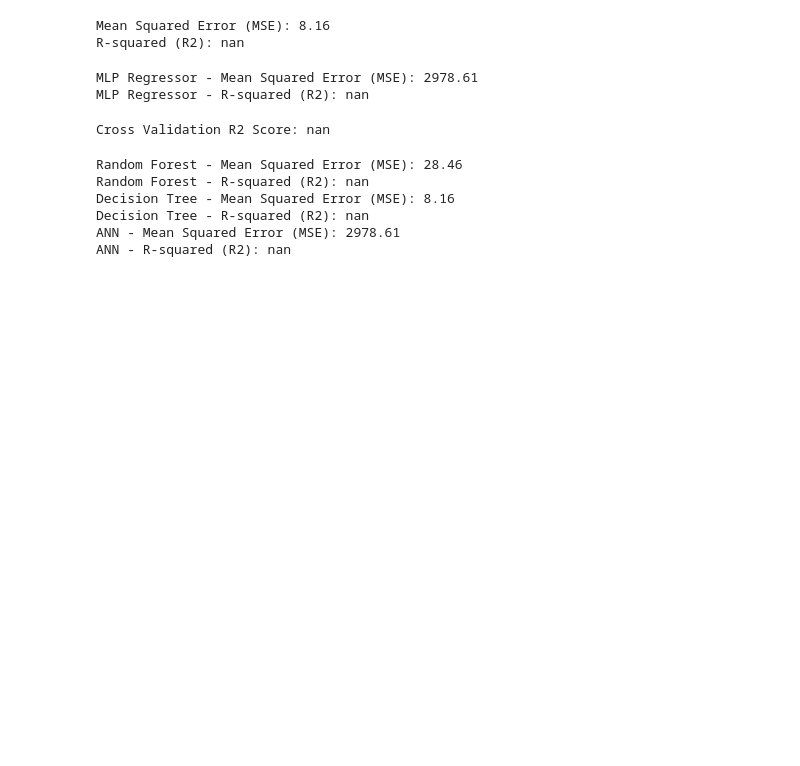
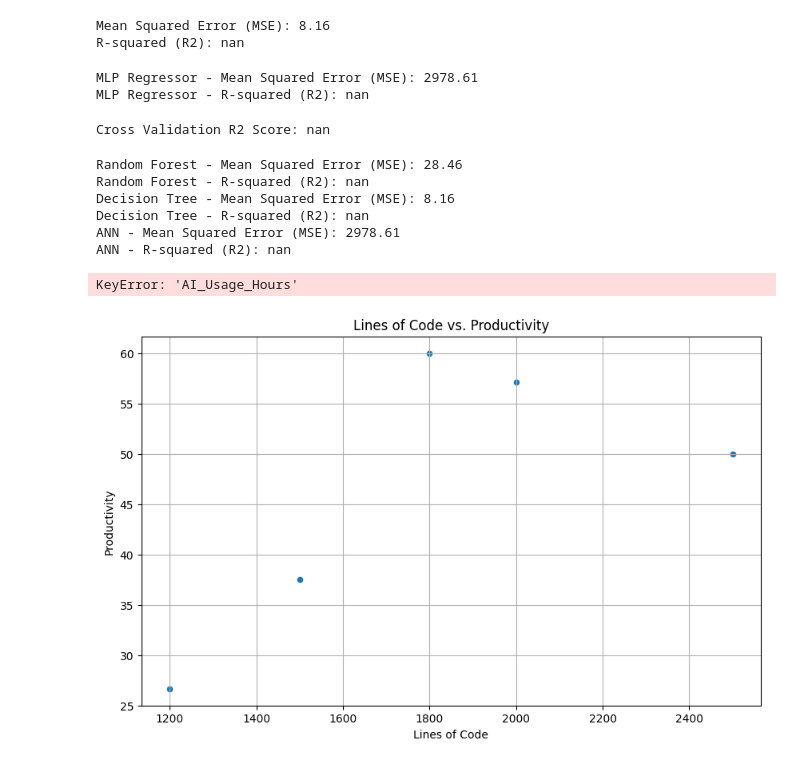
Before and after one commit to omshahu/ML_Practicals, a Jupyter notebook: Untitled4.ipynb, the cells around one changed output. Saved outputs shown, nothing was run; the diff lists cells and outputs as text; code cells hidden in the pictures; blank space fills up the shorter version.

```diff
--- a/Untitled4.ipynb
+++ b/Untitled4.ipynb
@@ -289,3 +289,23 @@ Decision Tree - Mean Squared Error (MSE): 8.16
 Decision Tree - R-squared (R2): nan
 ANN - Mean Squared Error (MSE): 2978.61
 ANN - R-squared (R2): nan
+# %%
+plt.scatter(df["AI_Usage_Hours"], df["Task_Success_Rate"])
+plt.xlabel("AI Usage Hours")
+plt.ylabel("Task Success Rate")
+plt.show()
+# %% [output]
+KeyError: 'AI_Usage_Hours'
+# %%
+import matplotlib.pyplot as plt
+import seaborn as sns
+
+plt.figure(figsize=(10, 6))
+sns.scatterplot(x='Lines_of_Code', y='Productivity', data=developer_df)
+plt.title('Lines of Code vs. Productivity')
+plt.xlabel('Lines of Code')
+plt.ylabel('Productivity')
+plt.grid(True)
+plt.show()
+# %% [output]
+[figure, added]
```
Also changed, not shown: parts of 4 cells of this notebook.
